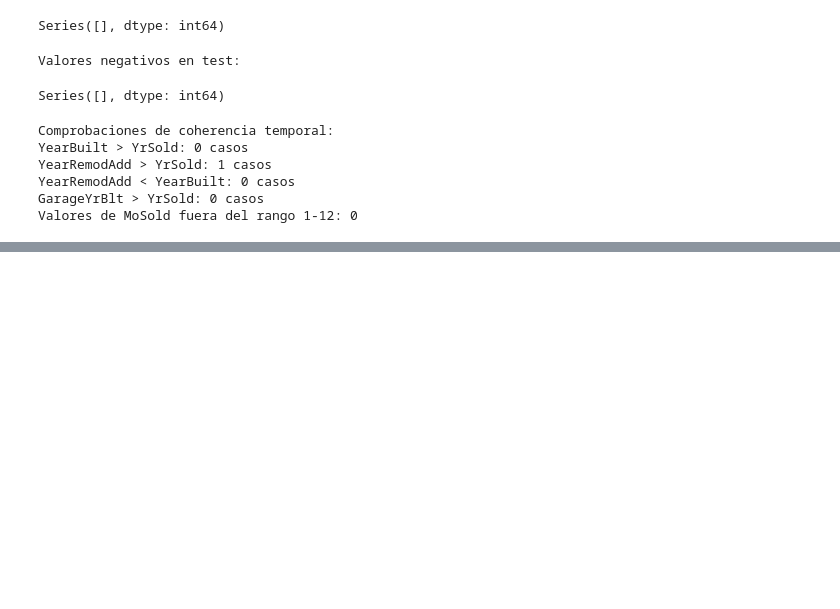
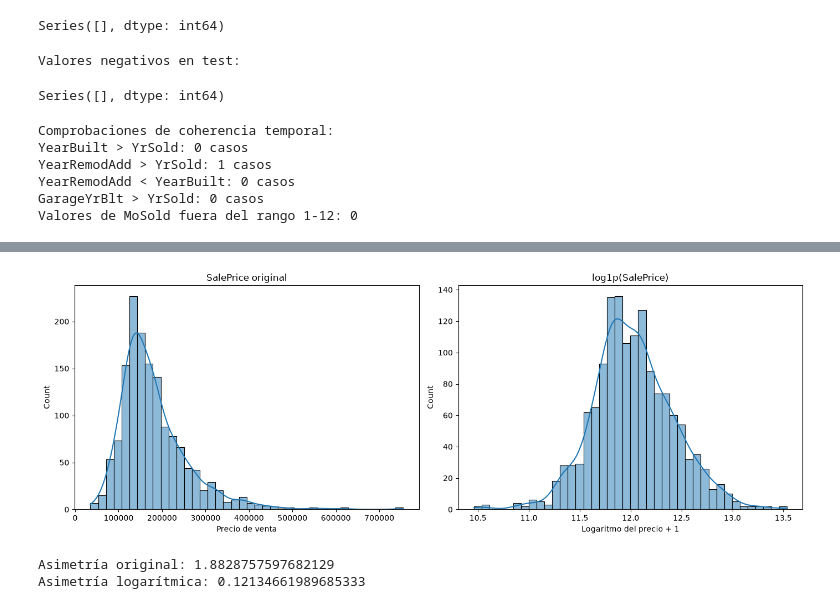
Before and after one commit to AdriaFerOrtiz/house-prices-machine-learning, a Jupyter notebook: notebooks/01_data_audit_eda.ipynb, the cells around one changed output, grey strips where cells are left out. Saved outputs shown, nothing was run; the diff lists cells and outputs as text; code cells hidden in the pictures; blank space fills up the shorter version.

```diff
--- a/notebooks/01_data_audit_eda.ipynb
+++ b/notebooks/01_data_audit_eda.ipynb
@@ -566,0 +670,42 @@ Valores de MoSold fuera del rango 1-12: 0
+# %%
+# Transformación logarítmica para estudiar la distribución.
+saleprice_log = np.log1p(train["SalePrice"])
+
+fig, axes = plt.subplots(1, 2, figsize=(14, 5))
+
+sns.histplot(
+    train["SalePrice"],
+    bins=40,
+    kde=True,
+    ax=axes[0],
+)
+
+axes[0].set_title("SalePrice original")
+axes[0].set_xlabel("Precio de venta")
+
+sns.histplot(
+    saleprice_log,
+    bins=40,
+    kde=True,
+    ax=axes[1],
+)
+
+axes[1].set_title("log1p(SalePrice)")
+axes[1].set_xlabel("Logaritmo del precio + 1")
+
+plt.tight_layout()
+plt.show()
+
+print(
+    "Asimetría original:",
+    train["SalePrice"].skew()
+)
+
+print(
+    "Asimetría logarítmica:",
+    saleprice_log.skew()
+)
+# %% [output]
+[figure, added]
+Asimetría original: 1.8828757597682129
+Asimetría logarítmica: 0.12134661989685333
```
Also changed, not shown: parts of 32 cells of this notebook.
